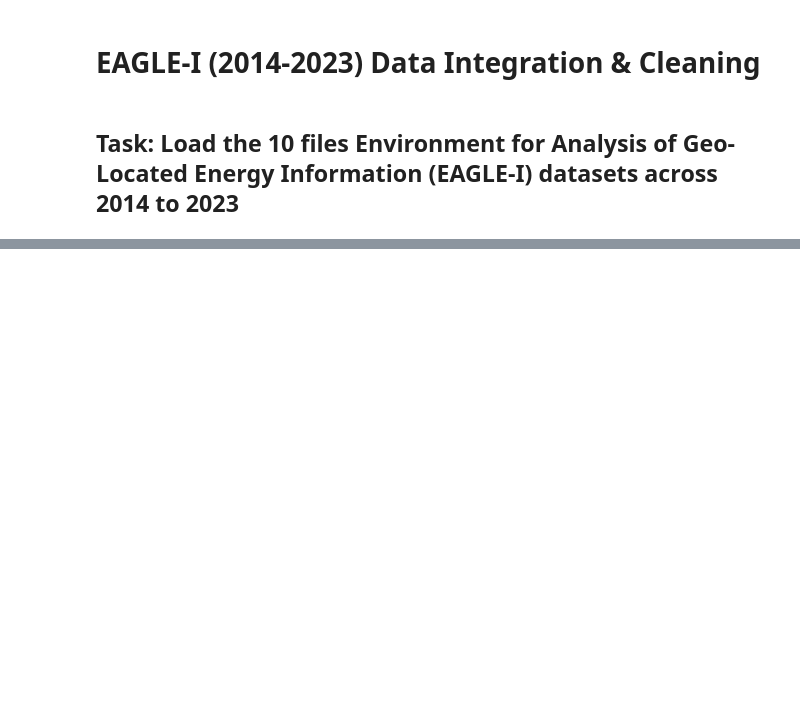
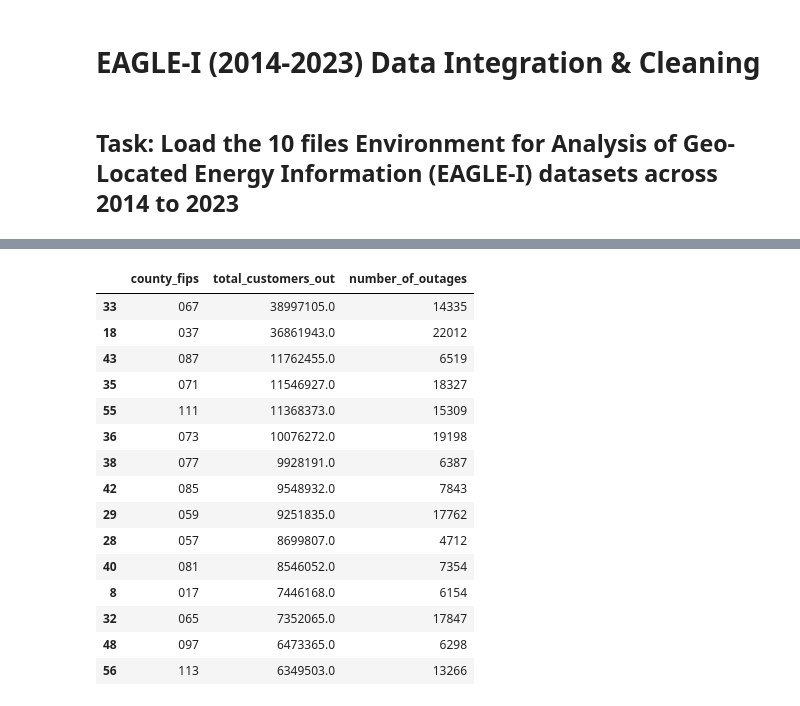
Before and after one commit to victorialovefranklin/Toward-Climate-Resilient-Energy-Systems, a Jupyter notebook: EAGLE_I_DATA__CLEANING.ipynb, the cells around one changed output, grey strips where cells are left out. Drawn from its saved outputs; the diff is of its cells as text; code cells hidden in the pictures; blank space fills up the shorter version.

```diff
--- a/EAGLE_I_DATA__CLEANING.ipynb
+++ b/EAGLE_I_DATA__CLEANING.ipynb
@@ -207,0 +188,64 @@ Row Counts per Year: A summary of the number of rows loaded per year after clean
+# %%
+import pandas as pd
+import csv # Import the csv module
+
+# ---- 1. Load the cleaned EAGLE-I dataset ----
+file_path = "/content/eaglei_outages_cleaned.csv"  # adjust if using a different path
+df = pd.read_csv(file_path)
+
+# ---- 2. Detect the FIPS column automatically ----
+fips_columns = [col for col in df.columns if "fips" in col.lower()]
+print("Detected FIPS-related columns:", fips_columns)
+
+# Use the first detected FIPS column (e.g., 'fips_code')
+target_col = fips_columns[0] if fips_columns else None
+if not target_col:
+    raise ValueError("No FIPS column detected. Please check your dataset.")
+
+# ---- 3. Clean and standardize FIPS values ----
+df[target_col] = (
+    df[target_col]
+    .astype(str)
+    .str.strip()
+    .str.replace(r"\.0$", "", regex=True)  # remove any ".0"
+    .str.replace(r"[^0-9]", "", regex=True)  # keep digits only
+)
+
+# ---- 4. Split into State and County FIPS columns ----
+df["state_fips"] = df[target_col].str[0].str.zfill(2)   # first digit (CA = 06)
+df["county_fips"] = df[target_col].str[1:].str.zfill(3) # remaining 3 digits
+
+# Convert county_fips to string explicitly before export to help preserve leading zeros
+df["county_fips"] = df["county_fips"].astype(str)
+
+
+# ---- 5. Export to a new CSV ----
+output_path = "/content/eaglei_outages_cleaned_with_state_county_fips.csv"
+# Use quoting=csv.QUOTE_NONNUMERIC to help preserve leading zeros in non-numeric columns
+df.to_csv(output_path, index=False, quoting=csv.QUOTE_NONNUMERIC)
+
+print(f"\n✅ Successfully created 'state_fips' and 'county_fips' columns.")
+print(f"Saved to: {output_path}")
+
+# ---- 6. Generate Report of Results (Analysis by County FIPS) ----
+print("\n=== Analysis Report: Outages by County FIPS ===")
+
+if "county_fips" in df.columns and "customers_out" in df.columns:
+    # Group by county_fips and sum customers_out and count outages
+    outages_by_county_fips = df.groupby("county_fips")["customers_out"].agg(['sum', 'count']).reset_index()
+    outages_by_county_fips.rename(columns={'sum': 'total_customers_out', 'count': 'number_of_outages'}, inplace=True)
+
+    # Sort by total customers affected for summary
+    outages_by_county_fips_sorted = outages_by_county_fips.sort_values("total_customers_out", ascending=False)
+
+    print("\nTop 15 Counties by Total Customers Affected (by County FIPS):")
+    display(outages_by_county_fips_sorted.head(15))
+
+    print("\nTop 15 Counties by Number of Outages (by County FIPS):")
+    display(outages_by_county_fips.sort_values("number_of_outages", ascending=False).head(15))
+
+else:
+    print("\nCannot generate report: 'county_fips' or 'customers_out' column not found after processing.")
+
+print("\n✅ Analysis Report Generated.")
+# %% [output]
@@ -207,0 +260,16 @@ Row Counts per Year: A summary of the number of rows loaded per year after clean
+|  | county_fips | total_customers_out | number_of_outages |
+| 33 | 067 | 38997105.0 | 14335 |
+| 18 | 037 | 36861943.0 | 22012 |
+| 43 | 087 | 11762455.0 | 6519 |
+| 35 | 071 | 11546927.0 | 18327 |
+| 55 | 111 | 11368373.0 | 15309 |
+| 36 | 073 | 10076272.0 | 19198 |
+| 38 | 077 | 9928191.0 | 6387 |
+| 42 | 085 | 9548932.0 | 7843 |
+| 29 | 059 | 9251835.0 | 17762 |
+| 28 | 057 | 8699807.0 | 4712 |
+| 40 | 081 | 8546052.0 | 7354 |
+| 8 | 017 | 7446168.0 | 6154 |
+| 32 | 065 | 7352065.0 | 17847 |
+| 48 | 097 | 6473365.0 | 6298 |
+| 56 | 113 | 6349503.0 | 13266 |
```
Also changed, not shown: parts of 6 cells of this notebook.
